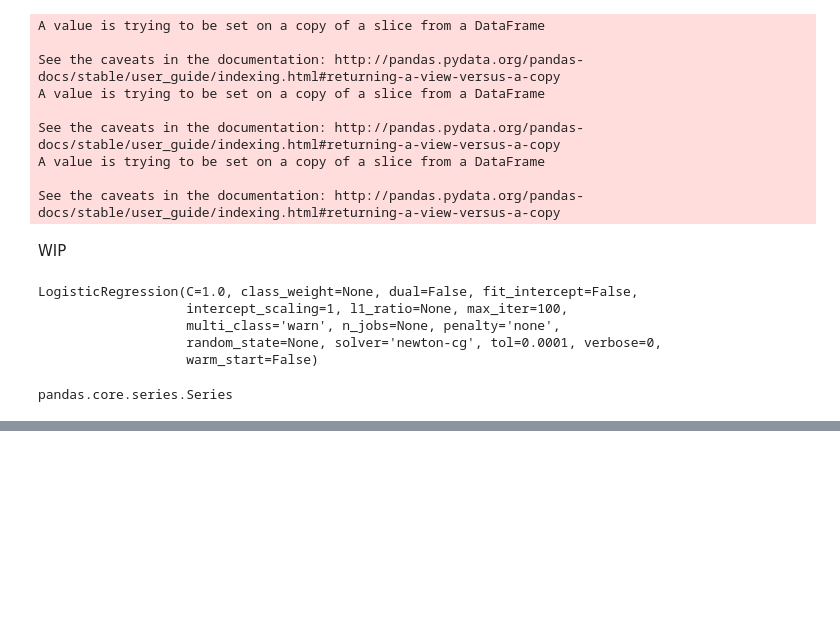
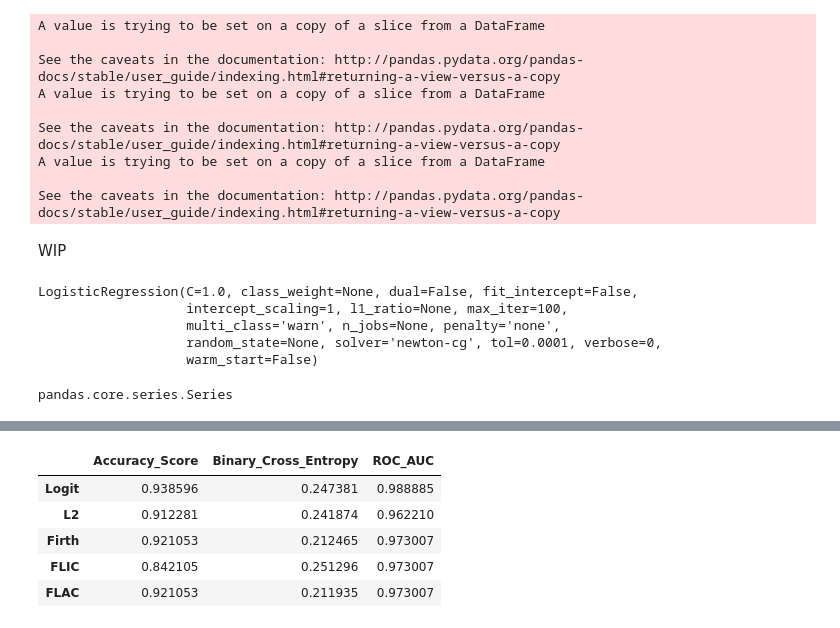
Before and after one commit to minotaur142/pmle, a Jupyter notebook: WIP.ipynb, the cells around one changed output, grey strips where cells are left out. Cells and saved outputs as stored; diff of their text form; code cells hidden in the pictures; blank space fills up the shorter version.

```diff
--- a/WIP.ipynb
+++ b/WIP.ipynb
@@ -850,0 +926,9 @@ int_small_X.shape
+# %%
+separation_results
+# %% [output]
+|  | Accuracy_Score | Binary_Cross_Entropy | ROC_AUC |
+| Logit | 0.938596 | 0.247381 | 0.988885 |
+| L2 | 0.912281 | 0.241874 | 0.962210 |
+| Firth | 0.921053 | 0.212465 | 0.973007 |
+| FLIC | 0.842105 | 0.251296 | 0.973007 |
+| FLAC | 0.921053 | 0.211935 | 0.973007 |
```
Also changed, not shown: parts of 38 cells of this notebook, 1 other file.
